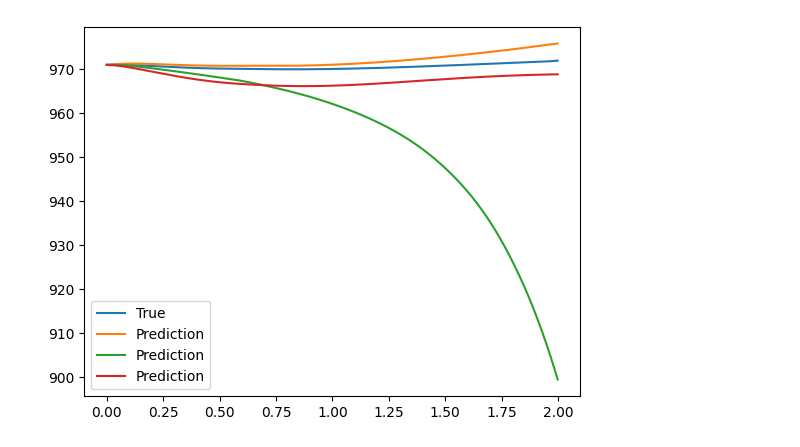
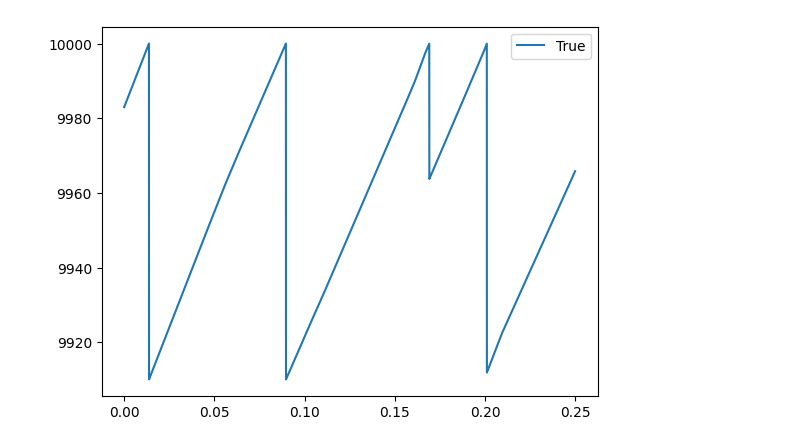
Before and after one commit to emilhaugstvedt/sparsity, a Jupyter notebook: sparsity.ipynb, the cells around one changed output. Saved outputs shown, nothing was run; the diff lists cells and outputs as text; code cells hidden in the pictures.

```diff
--- a/sparsity.ipynb
+++ b/sparsity.ipynb
@@ -14,9 +14,9 @@ from utils import load_data
 # Load data
 dataset = "alu" # alu or duffing
 train_loader, test_loader, val_loader = load_data(f"data/{dataset}")
-test_data = test_loader.dataset.y[0:4999]
+test_data = test_loader.dataset.y
 t = torch.linspace(0, test_loader.dataset.DT, len(test_data))
 # %%
-y_test = test_loader.dataset.y[0:4999]
-x_test = test_loader.dataset.x_non_norm[0:4999]
+y_test = test_loader.dataset.y
+x_test = test_loader.dataset.x_non_norm
 # %%
@@ -54,14 +52,14 @@ for model, prediction in zip(models, predictions):
 # %%
-state = 5
-steps = 1000
+state = 4
+steps = 4999
 
 plt.plot(t[:steps], x_test[:steps, state], label="True")
-for prediction in predictions:
-    plt.plot(t[:steps], prediction[:steps, state].detach(), label="Prediction")
+#for prediction in predictions:
+#    plt.plot(t[:steps], prediction[:steps, state].detach(), label="Prediction")
 plt.legend()
 plt.show()
 # %% [output]
-[figure, old version]
+[figure, new version]
 # %%
 mean_prediction = torch.zeros_like(x_test).detach()
 for prediction in predictions:
```
Also changed, not shown: parts of 3 cells of this notebook, 1 other file.
